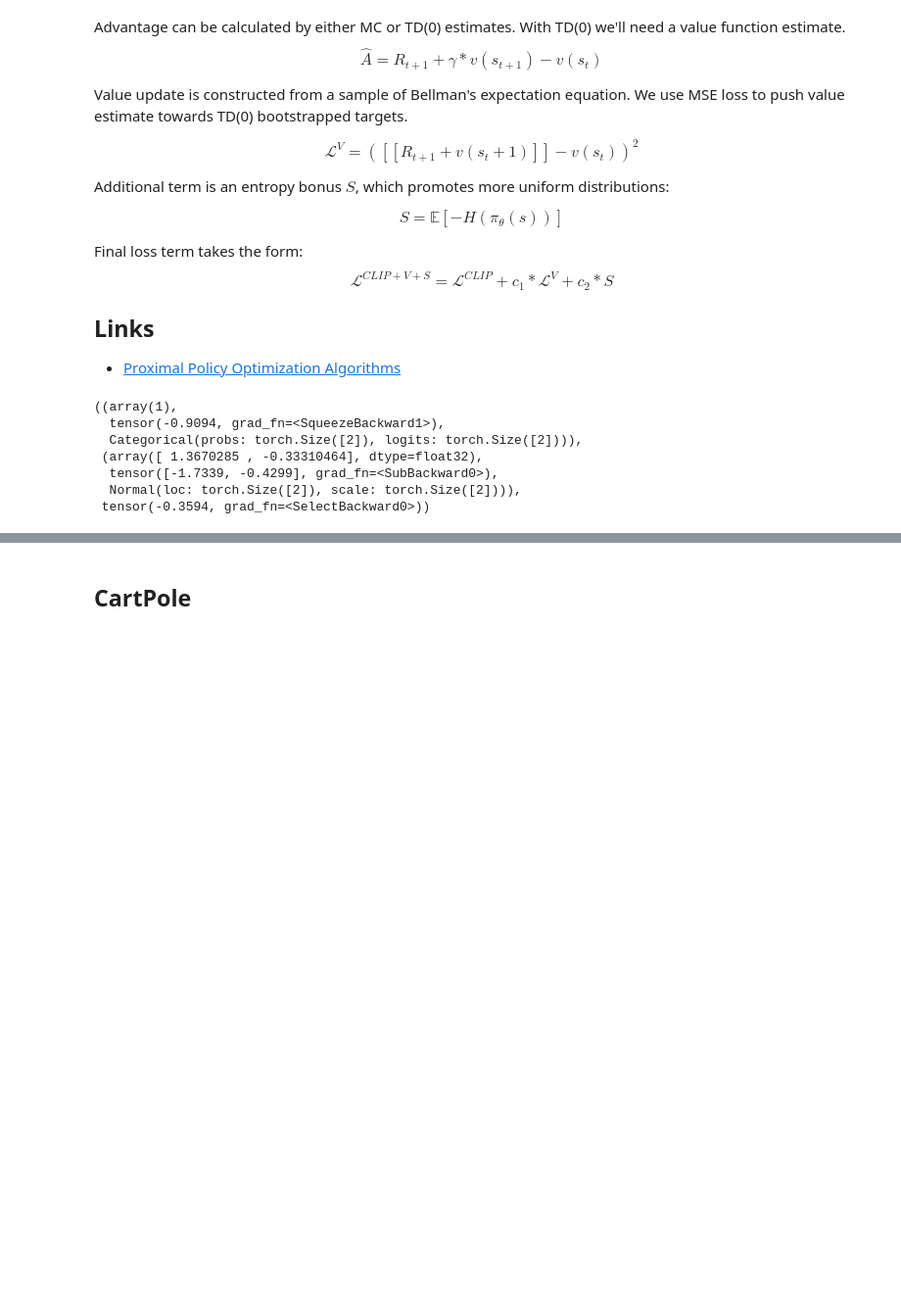
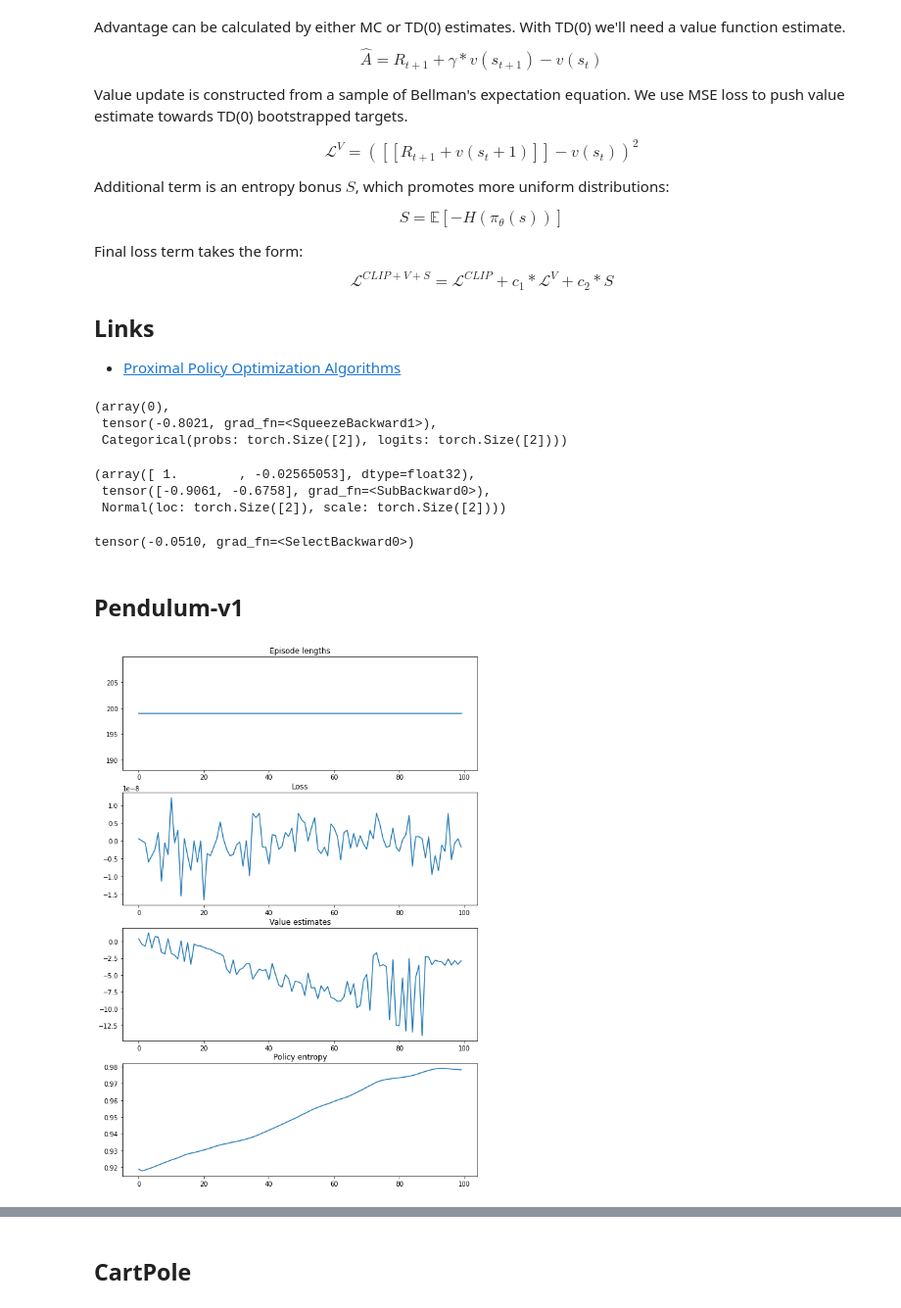
Before and after one commit to vslaykovsky/simplementations, a Jupyter notebook: RL/PPO.ipynb, the cells around one changed output, grey strips where cells are left out. Shown: that part at 98% size. Cells and saved outputs as stored; diff of their text form; code cells hidden in the pictures; blank space fills up the shorter version.

```diff
--- a/RL/PPO.ipynb
+++ b/RL/PPO.ipynb
@@ -56,8 +56,10 @@ class DiscretePolicyModel(torch.nn.Module):
         self.policy_nn = torch.nn.Sequential(
             torch.nn.Linear(state_size, hidden_size),
             torch.nn.SiLU(),
+            torch.nn.Linear(hidden_size, hidden_size),
+            torch.nn.SiLU(),
             torch.nn.Linear(hidden_size, actions_size),
-            torch.nn.Softmax(dim=0)
+            torch.nn.Softmax(dim=-1)
         )
 
     def forward(self, state):
@@ -70,23 +72,27 @@ class DiscretePolicyModel(torch.nn.Module):
 
 
 class ContinuousPolicyModel(torch.nn.Module):
-    def __init__(self, state_size, actions_size, hidden_size):
+    def __init__(self, state_size, actions_size, hidden_size, action_scaling):
         super().__init__()
         self.mu = torch.nn.Sequential(
             torch.nn.Linear(state_size, hidden_size),
             torch.nn.SiLU(),
+            torch.nn.Linear(hidden_size, hidden_size),
+            torch.nn.SiLU(),
             torch.nn.Linear(hidden_size, actions_size),
+            torch.nn.Tanh(),
         )
+        self.action_scaling = action_scaling
         self.log_std = torch.nn.Parameter(-0.5 * torch.ones(actions_size, dtype=torch.float32))
 
     def forward(self, state):
         mus = self.mu(state)
-        dist = torch.distributions.Normal(mus, torch.exp(self.log_std))
+        dist = torch.distributions.Normal(mus * self.action_scaling, torch.exp(self.log_std))
         return dist
 
     def act(self, state):
         dist = self.forward(state)
-        action = dist.sample()
+        action = torch.clip(dist.sample(), -self.action_scaling, self.action_scaling)
         return action.numpy(), dist.log_prob(action), dist
 
 
@@ -103,14 +109,19 @@ class ValueModel(torch.nn.Module):
         return self.value_nn(state)[0]
 
 
-DiscretePolicyModel(2, 2, 4).act(torch.tensor([1, 2.])), ContinuousPolicyModel(2, 2, 4).act(
-    torch.tensor([1, 2.])), ValueModel(2, 4)(torch.tensor([1, 2.]))
+DiscretePolicyModel(2, 2, 4).act(torch.tensor([1, 2.]))
 # %% [output]
-((array(1),
-  tensor(-0.9094, grad_fn=<SqueezeBackward1>),
-  Categorical(probs: torch.Size([2]), logits: torch.Size([2]))),
- (array([ 1.3670285 , -0.33310464], dtype=float32),
-  tensor([-1.7339, -0.4299], grad_fn=<SubBackward0>),
-  Normal(loc: torch.Size([2]), scale: torch.Size([2]))),
- tensor(-0.3594, grad_fn=<SelectBackward0>))
+(array(0),
+ tensor(-0.8021, grad_fn=<SqueezeBackward1>),
+ Categorical(probs: torch.Size([2]), logits: torch.Size([2])))
+# %%
+ContinuousPolicyModel(2, 2, 4, 1).act(torch.tensor([1, 2.]))
+# %% [output]
+(array([ 1.        , -0.02565053], dtype=float32),
+ tensor([-0.9061, -0.6758], grad_fn=<SubBackward0>),
+ Normal(loc: torch.Size([2]), scale: torch.Size([2])))
+# %%
+ValueModel(2, 4)(torch.tensor([1, 2.]))
+# %% [output]
+tensor(-0.0510, grad_fn=<SelectBackward0>)
 # %%
@@ -265,0 +285,6 @@ def run_policy(policy_model, env_name='CartPole-v1', episodes=1):
+# %% [markdown]
+## Pendulum-v1
+# %%
+policy_model = train_ppo('Pendulum-v1', td_n=0, entropy_loss_weight=0., gamma=0.99, eps=0.1, episodes=100)
+# %% [output]
+[figure, added]
```
Also changed, not shown: parts of 7 cells of this notebook.
